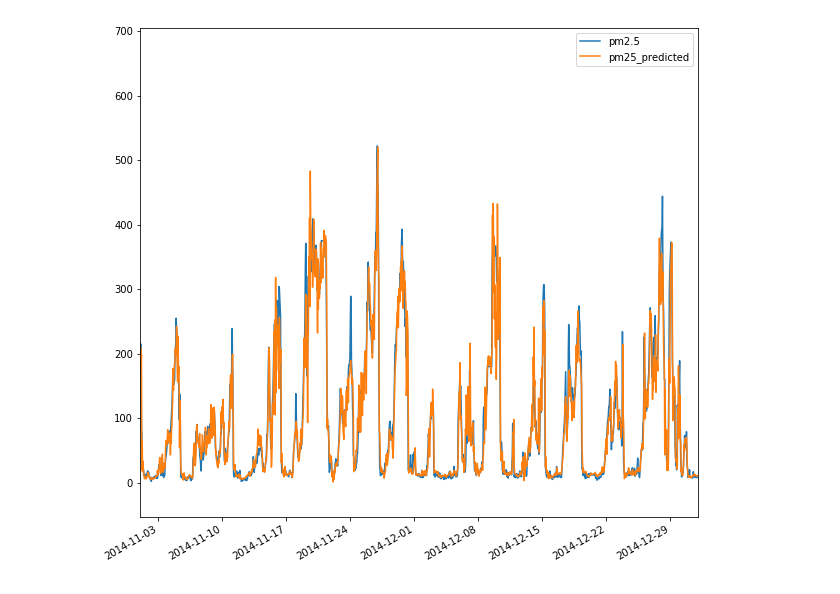
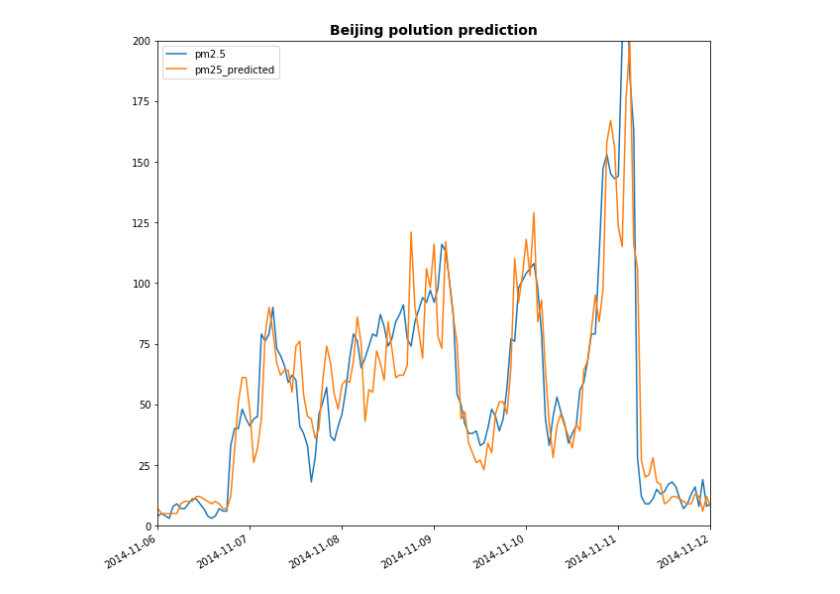
Before and after one commit to shawnrca/TS_LSTM, a Jupyter notebook: LSTM inference.ipynb, the cells around one changed output. Cells and saved outputs as stored; diff of their text form; code cells hidden in the pictures.

```diff
--- a/LSTM inference.ipynb
+++ b/LSTM inference.ipynb
@@ -121,7 +122,9 @@ INFO:tensorflow:Restoring parameters from model/lstm-200
 # %%
 data = data[data.pm25_predicted!=0][["pm2.5", "pm25_predicted"]]
 data.plot(figsize=[10, 10])
-plt.xlim("2014-11", "2015-01")
+plt.title("Beijing polution prediction", fontweight="bold", fontsize=14)
+plt.xlim("2014-11-06", "2014-11-12")
+plt.ylim(0, 200)
 plt.show()
 # %% [output]
-[figure, old version]
+[figure, new version]
```
Also changed, not shown: parts of 1 cell of this notebook.
